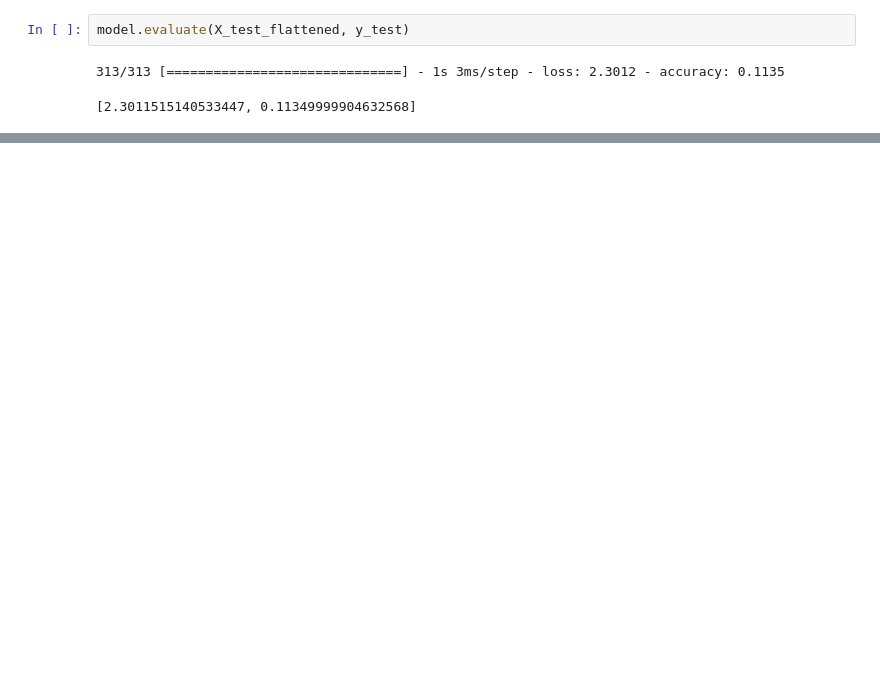
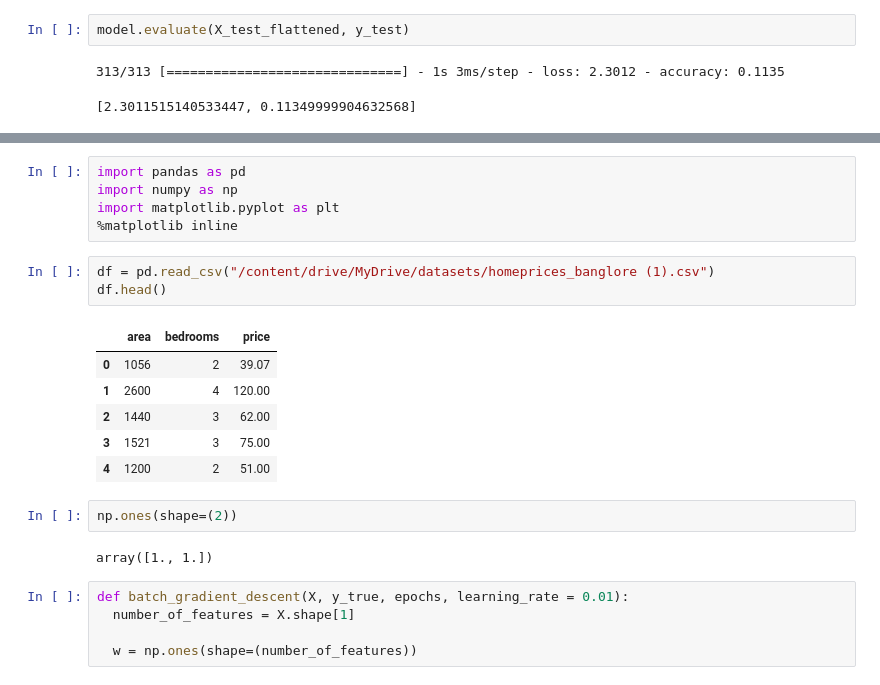
Before and after one commit to Surajpatra700/Deep-Learning_Project, a Jupyter notebook: Deep_Learning.ipynb, the cells around one changed output, grey strips where cells are left out. Drawn from its saved outputs; the diff is of its cells as text; blank space fills up the shorter version.

```diff
--- a/Deep_Learning.ipynb
+++ b/Deep_Learning.ipynb
@@ -154,0 +471,24 @@ model.evaluate(X_test_flattened, y_test)
+# %%
+import pandas as pd
+import numpy as np
+import matplotlib.pyplot as plt
+%matplotlib inline
+# %%
+df = pd.read_csv("/content/drive/MyDrive/datasets/homeprices_banglore (1).csv")
+df.head()
+# %% [output]
+|  | area | bedrooms | price |
+| 0 | 1056 | 2 | 39.07 |
+| 1 | 2600 | 4 | 120.00 |
+| 2 | 1440 | 3 | 62.00 |
+| 3 | 1521 | 3 | 75.00 |
+| 4 | 1200 | 2 | 51.00 |
+# %%
+np.ones(shape=(2))
+# %% [output]
+array([1., 1.])
+# %%
+def batch_gradient_descent(X, y_true, epochs, learning_rate = 0.01):
+  number_of_features = X.shape[1]
+
+  w = np.ones(shape=(number_of_features))
```
Also changed, not shown: parts of 50 cells of this notebook.
